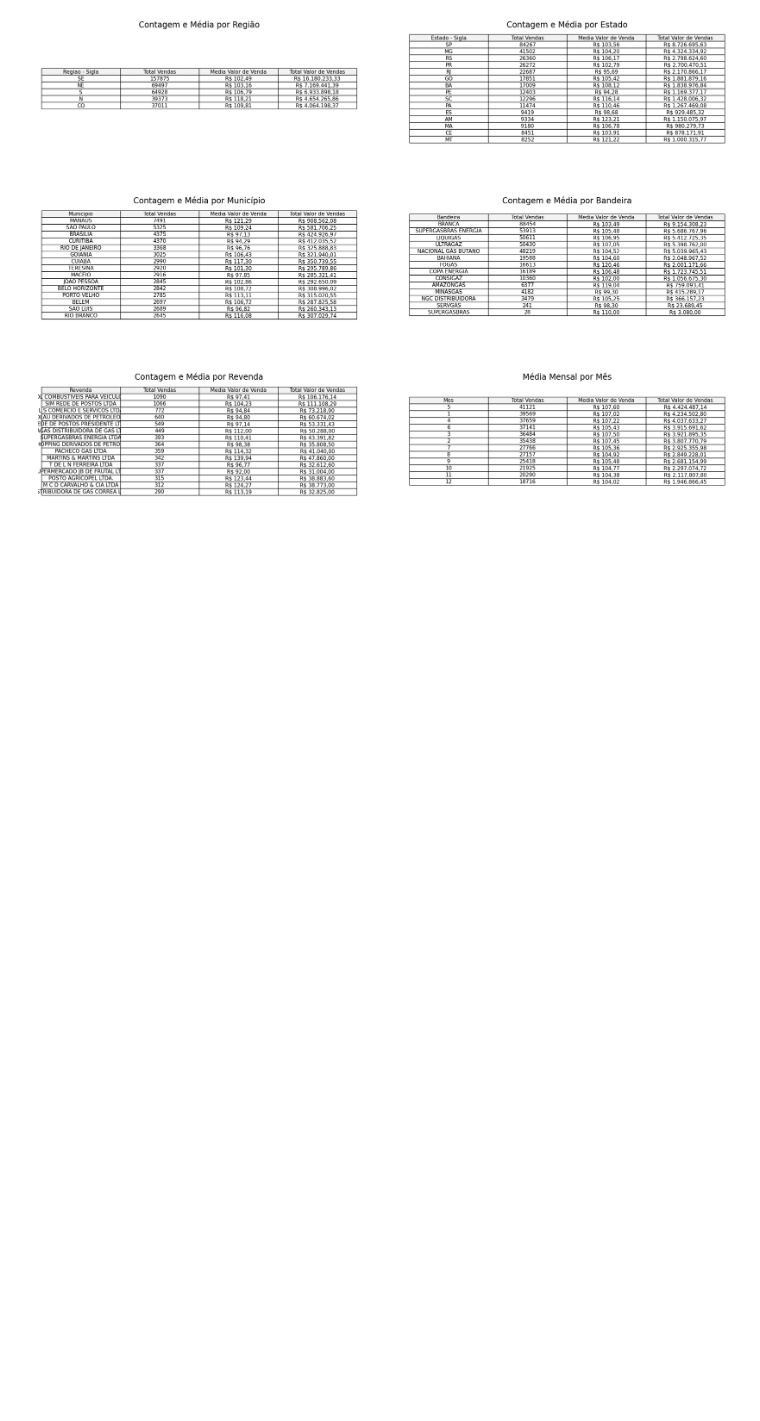
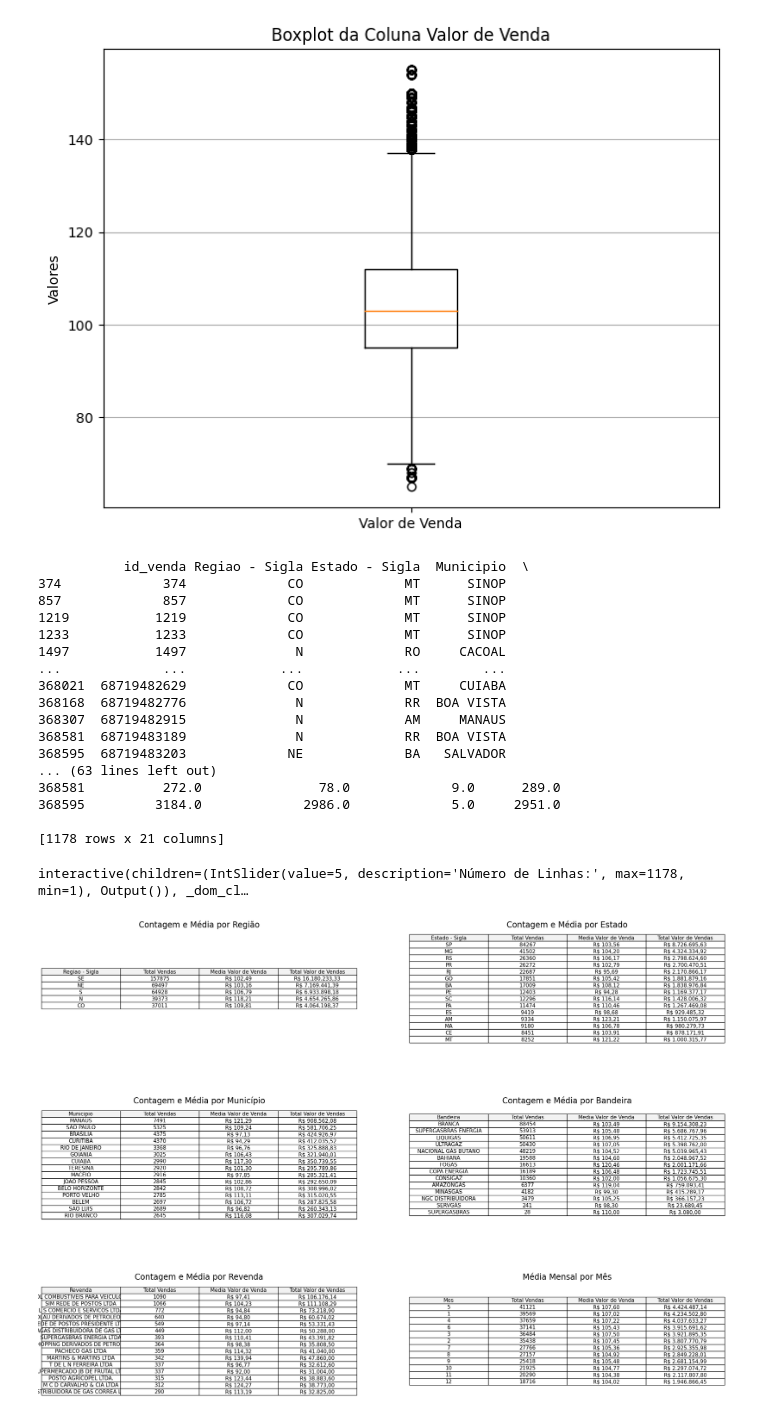
Before and after one commit to KoreTane/Analise-GLP, a Jupyter notebook: AnálisePreçoGLP.ipynb, the cells around one changed output. Cells and saved outputs as stored; diff of their text form; code cells hidden in the pictures; blank space fills up the shorter version.

```diff
--- a/AnálisePreçoGLP.ipynb
+++ b/AnálisePreçoGLP.ipynb
@@ -112,6 +94,63 @@ root
 |    min|ABADIA DE GOIÁS|ADAMANTINA|AGRESTE ALAGOANO|     ACRE|                 1|                1|ALDEIA INDÍGENA|                 1|-73.4976133363757|  -33.7375398485758|  0.0|
 |    max|           ÓLEO|    ÓBIDOS|    ZONA DA MATA|TOCANTINS|                 6|              125|           VILA|             ÓRFÃO|-32.4351863280529|   5.22007072643334|  NaN|
 +-------+---------------+----------+----------------+---------+------------------+-----------------+---------------+------------------+-----------------+-------------------+-----+
+# %%
+# Função para converter valores monetários para float
+def convert_to_float(value):
+    if isinstance(value, str):
+        return float(value.replace(',', '.'))
+    return value
+
+# Converter a coluna 'Valor de Venda'
+union_df_pd['Valor de Venda'] = union_df_pd['Valor de Venda'].apply(convert_to_float)
+
+# Criar o boxplot da coluna "Valor de Venda"
+plt.figure(figsize=(8, 6))
+plt.boxplot(union_df_pd['Valor de Venda'])
+plt.title('Boxplot da Coluna Valor de Venda')
+plt.ylabel('Valores')
+plt.xticks([1], ['Valor de Venda'])  # Rótulo do eixo x
+plt.grid(axis='y')
+plt.show()
+# %% [output]
+[figure, added]
+           id_venda Regiao - Sigla Estado - Sigla  Municipio  \
+374             374             CO             MT      SINOP
+857             857             CO             MT      SINOP
+1219           1219             CO             MT      SINOP
+1233           1233             CO             MT      SINOP
+1497           1497              N             RO     CACOAL
+...             ...            ...            ...        ...
+368021  68719482629             CO             MT     CUIABA
+368168  68719482776              N             RR  BOA VISTA
+368307  68719482915              N             AM     MANAUS
+368581  68719483189              N             RR  BOA VISTA
+368595  68719483203             NE             BA   SALVADOR
+... (63 lines left out)
+368581          272.0               78.0             9.0      289.0
+368595         3184.0             2986.0             5.0     2951.0
+
+[1178 rows x 21 columns]
+# %%
+from IPython.display import display
+import ipywidgets as widgets
+
+# Supondo que union_df_pd já esteja definido e contém os dados necessários
+# Convertendo 'Valor de Venda' para float
+union_df_pd['Valor de Venda'] = union_df_pd['Valor de Venda'].apply(convert_to_float)
+
+# Filtrar as linhas onde o Valor de Venda é maior que 140
+filtered_rows = union_df_pd[union_df_pd['Valor de Venda'] > 140]
+
+# Função para exibir um número específico de linhas
+def show_rows(num_rows):
+    display(filtered_rows.head(num_rows))
+
+# Criar um slider para selecionar o número de linhas a serem exibidas
+num_rows_slider = widgets.IntSlider(value=5, min=1, max=len(filtered_rows), step=1, description='Número de Linhas:')
+widgets.interactive(show_rows, num_rows=num_rows_slider)
+# %% [output]
+interactive(children=(IntSlider(value=5, description='Número de Linhas:', max=1178, min=1), Output()), _dom_cl…
 # %%
 # TRATAMENTO DOS DADOS
 # Completar valores nulos na coluna 'Complemento'
```
Also changed, not shown: parts of 3 cells of this notebook.
